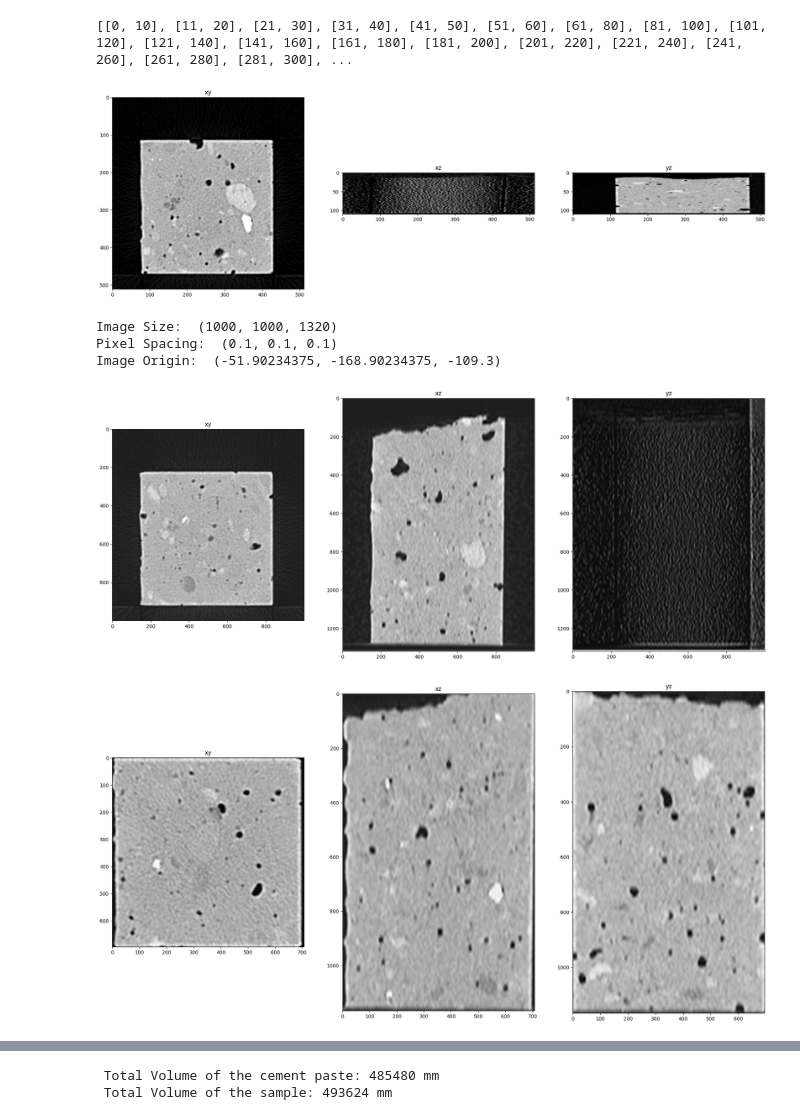
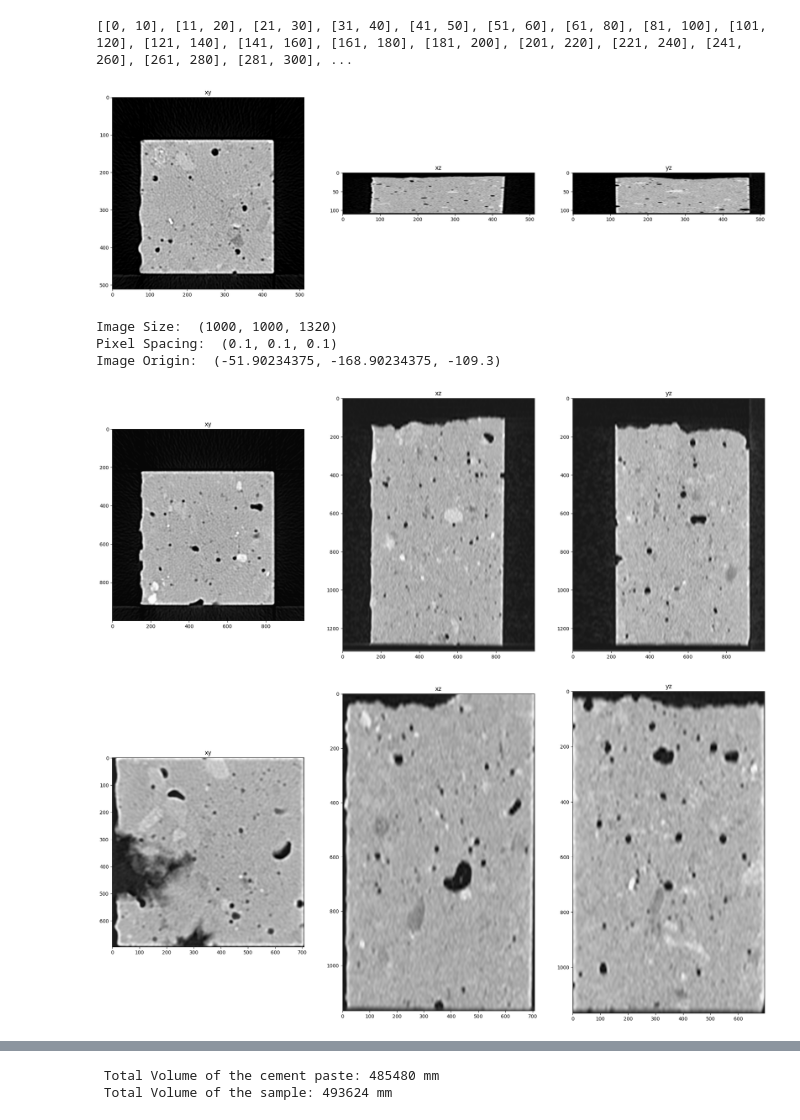
Before and after one commit to Abdkwjak1/Air_Void_Analysis, a Jupyter notebook: Air_Void_Analysis.ipynb, the cells around one changed output, grey strips where cells are left out. Drawn from its saved outputs; the diff is of its cells as text; code cells hidden in the pictures.

```diff
--- a/Air_Void_Analysis.ipynb
+++ b/Air_Void_Analysis.ipynb
@@ -108,10 +89,10 @@ L = 0.0 # (3*(1.4*((1+R)**(1/3))-1)) / alpha or P*Ttot/400*N
 # %%
-path = os.path.join(os.getcwd(),"Hossz","Hossz")
+path = os.path.join(os.getcwd(),"Sample_Data")
 image_np, image = read_dcm(path)
 
 show_slice(image_np)
 # %% [output]
-[figure, old version]
+[figure, new version]
 # %%
 image = to_isotropic(image,[0.1,0.1,0.1])
 print("Image Size: ",image.GetSize())
@@ -124,7 +105,7 @@ show_slice(sitk.GetArrayFromImage(image))
 Image Size:  (1000, 1000, 1320)
 Pixel Spacing:  (0.1, 0.1, 0.1)
 Image Origin:  (-51.90234375, -168.90234375, -109.3)
-[figure, old version]
+[figure, new version]
 # %%
 image_np = sitk.GetArrayFromImage(image)
 binary_mask = (image_np>0).astype(np.uint8)
@@ -135,7 +116,7 @@ min_slice, min_row, min_col, max_slice, max_row, max_col = max_region.bbox
 cropped = image_np[min_slice+100:max_slice-5,min_row+6:max_row-5,min_col+6:max_col-5]
 show_slice(cropped)
 # %% [output]
-[figure, old version]
+[figure, new version]
 # %%
 # Experimental Cropping coordinates
 cropped = image_np[min_slice+200:max_slice-20,min_row+12:max_row-10,min_col+18:max_col-15]
```
Also changed, not shown: parts of 5 cells of this notebook, 1 other file.
